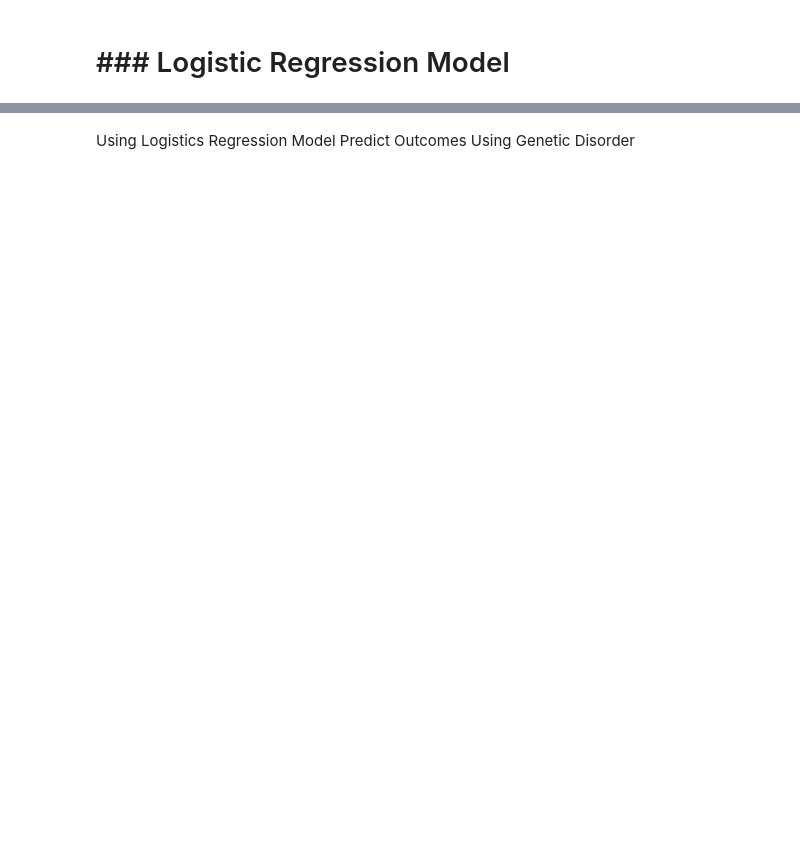
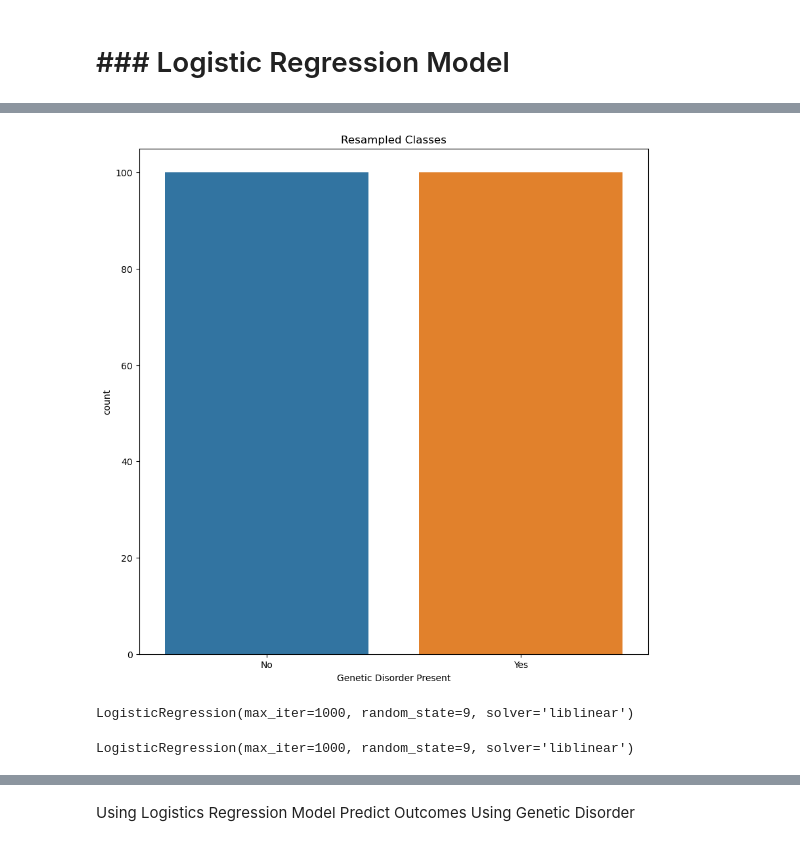
Before and after one commit to Mepseha/Project-4, a Jupyter notebook: Alternative_Models/LogisticRegression_FocusedTarget.ipynb, the cells around one changed output, grey strips where cells are left out. Cells and saved outputs as stored; diff of their text form; code cells hidden in the pictures; blank space fills up the shorter version.

```diff
--- a/Alternative_Models/LogisticRegression_FocusedTarget.ipynb
+++ b/Alternative_Models/LogisticRegression_FocusedTarget.ipynb
@@ -272,5 +263,5 @@ GeneticDisorder_encoded_df
 # %% [markdown]
 # ### Logistic Regression Model
 # %%
-# Split into testing and training sets using train_test_split
-X_train, X_test, y_train, y_test = train_test_split(X, y, test_size=0.2, random_state=1)
+# Split the data into training and testing sets
+X_train, X_test, y_train, y_test = train_test_split(X, y, random_state=42, stratify=y)
@@ -277,8 +274,7 @@ X_train, X_test, y_train, y_test = train_test_split(X, y, test_size=0.2, random_
 # %%
 # Create an imbalanced pipeline with undersampling and SMOTE
-sampler = RandomUnderSampler(sampling_strategy=0.5)
-smote = SMOTE(sampling_strategy=1.0)
-pipeline = Pipeline([('under', sampler), ('over', smote)])
-X_train_resampled, y_train_resampled = pipeline.fit_resample(X_train, y_train)
+undersampler = RandomUnderSampler(sampling_strategy=0.2)
+oversampler = SMOTE(sampling_strategy=1.0)
+pipeline = Pipeline([('under', undersampler), ('over', oversampler)])
 
 # SMOTE is an oversampling technique that works by generating synthetic samples for the minority class. It helps to balance the class distribution in a dataset, which can be useful when one class has significantly fewer samples than the other.
@@ -284,0 +284,3 @@ X_train_resampled, y_train_resampled = pipeline.fit_resample(X_train, y_train)
+# %%
+# Instantiate Logistic Regression model
+logreg_model = LogisticRegression(random_state=9, max_iter=1000, solver='liblinear')
@@ -285,12 +292,21 @@ X_train_resampled, y_train_resampled = pipeline.fit_resample(X_train, y_train)
+# %%
+# Convert y_train_resampled to a DataFrame
+y_train_resampled_df = pd.DataFrame({'Genetic Disorder Present': y_train_resampled})
+
+# Plot the classes after the resampling
+plt.figure(figsize=(10, 10))
+sns.countplot(x='Genetic Disorder Present', data=y_train_resampled_df)
+plt.title('Resampled Classes')
+plt.show()
+# %% [output]
+[figure, added]
 # %%
 # Standardize the features
 scaler = StandardScaler()
 X_train_scaled = scaler.fit_transform(X_train_resampled)
 X_test_scaled = scaler.transform(X_test)
 # %%
-# Declare a logistic regression model.
-# Apply a random_state of 9 to the model
-logistic_regression_model = LogisticRegression(random_state=9, max_iter=1000)
-
-# Fit and save the logistic regression model using the data
-lr_model = logistic_regression_model.fit(X_train_scaled, y_train_resampled)
+# Fit and save the logistic regression model using the resampled data
+logreg_model.fit(X_train_scaled, y_train_resampled)
+# %% [output]
+LogisticRegression(max_iter=1000, random_state=9, solver='liblinear')
@@ -296,0 +321,5 @@ lr_model = logistic_regression_model.fit(X_train_scaled, y_train_resampled)
+# %%
+# Fit and save the logistic regression model using the resampled data
+logreg_model.fit(X_train_scaled, y_train_resampled)
+# %% [output]
+LogisticRegression(max_iter=1000, random_state=9, solver='liblinear')
```
Also changed, not shown: parts of 37 cells of this notebook.
